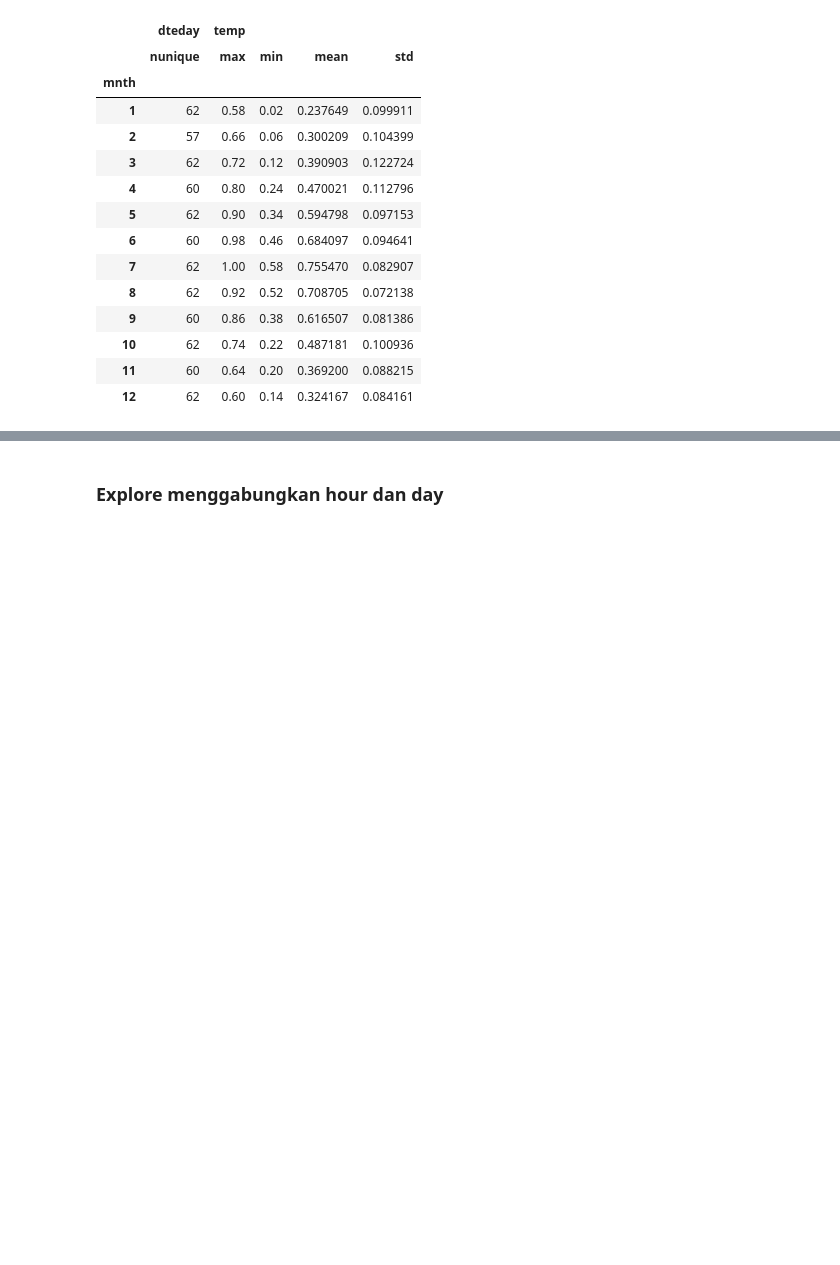
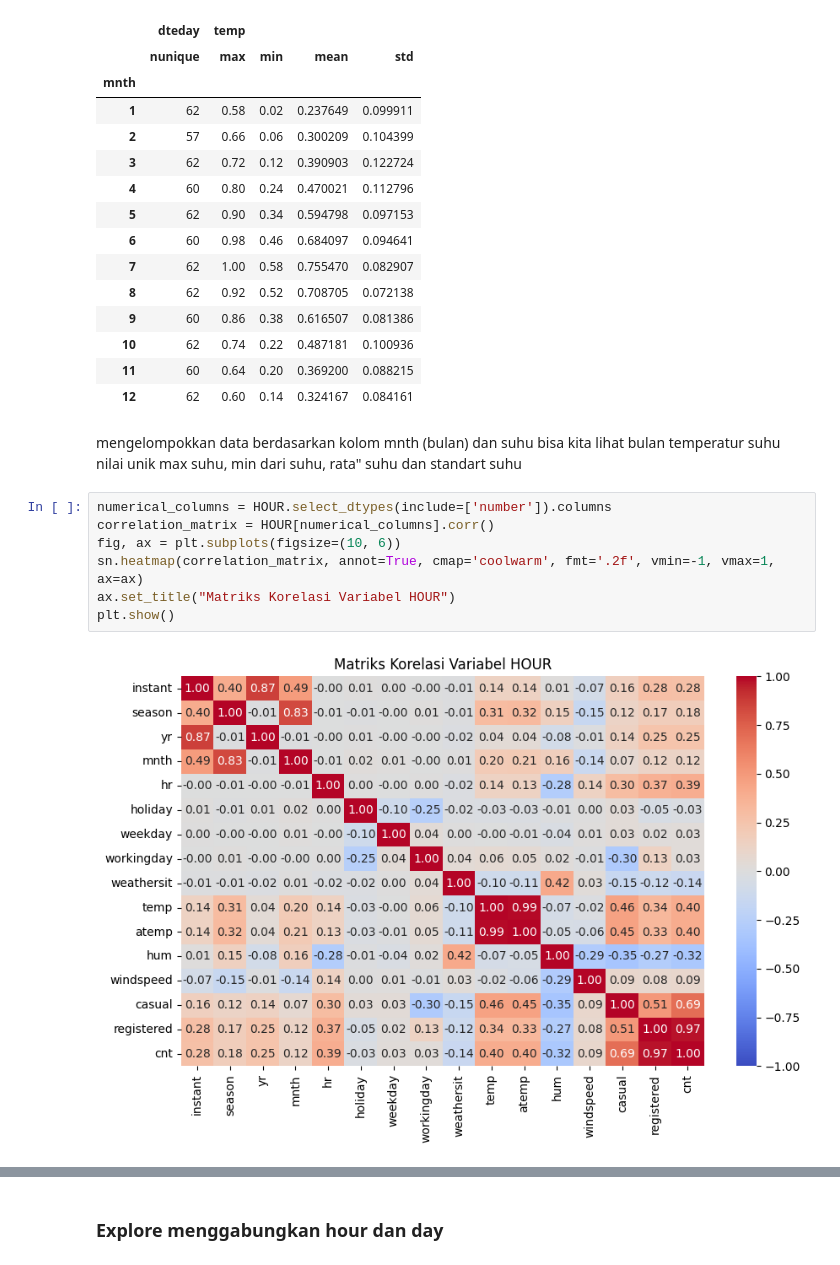
Before and after one commit to Robbysaidiii/Dashboard_mc211d5y2136, a Jupyter notebook: Proyek_Analisis_Data.ipynb, the cells around one changed output, grey strips where cells are left out. Cells and saved outputs as stored; diff of their text form; blank space fills up the shorter version.

```diff
--- a/Proyek_Analisis_Data.ipynb
+++ b/Proyek_Analisis_Data.ipynb
@@ -443,3 +458,14 @@ HOUR.groupby(by="mnth").agg({
 | 10 | 62 | 0.74 | 0.22 | 0.487181 | 0.100936 |
 | 11 | 60 | 0.64 | 0.20 | 0.369200 | 0.088215 |
 | 12 | 62 | 0.60 | 0.14 | 0.324167 | 0.084161 |
+# %% [markdown]
+mengelompokkan data berdasarkan kolom mnth (bulan) dan suhu bisa kita lihat bulan temperatur suhu nilai unik max suhu, min dari suhu, rata" suhu dan standart suhu
+# %%
+numerical_columns = HOUR.select_dtypes(include=['number']).columns
+correlation_matrix = HOUR[numerical_columns].corr()
+fig, ax = plt.subplots(figsize=(10, 6))
+sn.heatmap(correlation_matrix, annot=True, cmap='coolwarm', fmt='.2f', vmin=-1, vmax=1, ax=ax)
+ax.set_title("Matriks Korelasi Variabel HOUR")
+plt.show()
+# %% [output]
+[figure, added]
```
Also changed, not shown: parts of 55 cells of this notebook, 6 other files.
